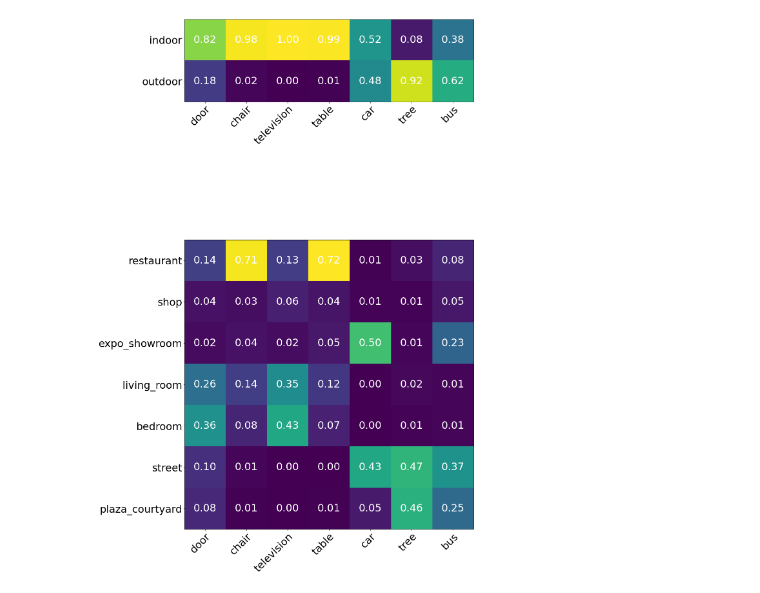
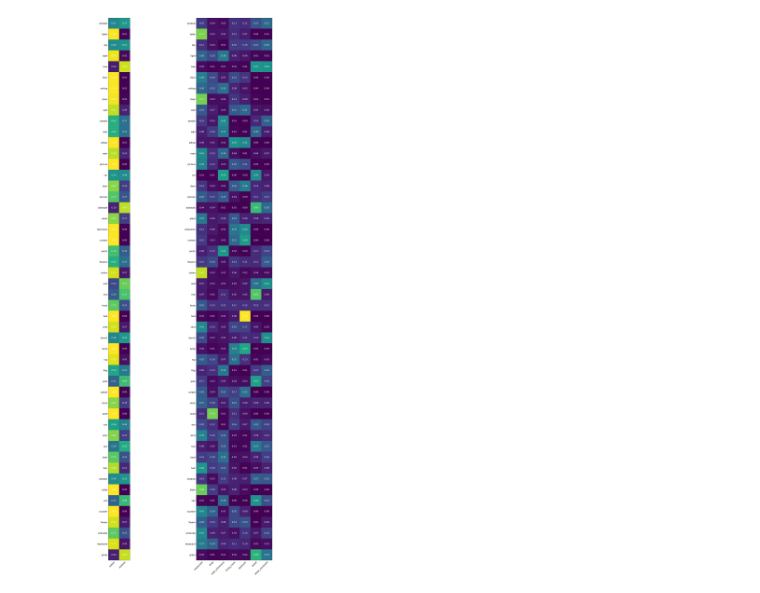
Before and after one commit to volkancirik/refer360, a Jupyter notebook: src/notebooks/VisualizeFoVObjects.ipynb, the cells around one changed output. Cells and saved outputs as stored; diff of their text form; code cells hidden in the pictures.

```diff
--- a/src/notebooks/VisualizeFoVObjects.ipynb
+++ b/src/notebooks/VisualizeFoVObjects.ipynb
@@ -56,8 +40,7 @@ for o in objects:
   for d in DIRECTIONS:
     obj_dict_file = '../../data/vg_object_dictionaries.{}.json'.format(o)
     data_root = '../../data/fov_pretraining_{}'.format(o)
-    vg2idx, idx2vg, obj_classes = get_objects_classes(obj_dict_file,
-                                                     data_path='../../py_bottom_up_attention/demo/data/genome/1600-400-20')
+    vg2idx, idx2vg, obj_classes = get_object_dictionaries(obj_dict_file)
 
     fovs, fov_files, regions, refexps,  obj_lists, \
     obj_queries, obj_directions, labels, pano_metas, _ = load_fovpretraining_splits(splits,d,
@@ -218,8 +128,8 @@ image_list = [line.strip()
 image_root = '../../data/refer360images'
 graph_root = '../../data/graph_data/'
 
-topk = 10
-object_list = [line.strip()
+topk = 50
+obj_list = [line.strip().split(' ')[2]
               for line in open('../object_list.txt')][:topk]
 
 #pbar = tqdm(image_list)
@@ -235,8 +145,9 @@ pano_stats['category'] = {}
 #vg2idx, idx2vg, obj_classes = get_objects_classes('../../data/vg_object_dictionaries.table,chair,door,television,car.json',
 #                                                     data_path='../../py_bottom_up_attention/demo/data/genome/1600-400-20')
 
-obj_set = set('table,chair,door,television,car,bus,tree'.split(','))
-obj_list = list(obj_set)
+#obj_set = set('table,chair,door,television,car,bus,tree'.split(','))
+#obj_list = list(obj_set)
+obj_set = set(obj_list)
 for fname in pbar:
   image_path = os.path.join(image_root, fname)
   pano = fname.split('/')[-1].split('.')[0]
@@ -268,7 +179,5 @@ for fname in pbar:
 
     pano_stats['category'][obj][pano_category] += 1.0
     pano_stats['location'][obj][pano_loc] += 1.0
-    if pano_category == 'restaurant' and obj == 'car':
-      print(image_path)
 
 #pbar.close()
@@ -294,14 +185,14 @@ for fname in pbar:
 PANO={'location' : ['indoor','outdoor'],
      'category': CAT2LOC.keys()}
 
-nrow = len(PANO)
-ncols = 1
+ncols = len(PANO)
+nrow  = 1
 
 
-fig, axs = plt.subplots(nrows=nrow, ncols=ncols, figsize=(16,32))
+fig, axs = plt.subplots(nrows=nrow, ncols=ncols, figsize=(32,64))
 fig.subplots_adjust(hspace = 0.1 )
 
-FONTSIZE=32
+FONTSIZE=18
 
 ii = -1
 
@@ -323,37 +214,39 @@ for kk,cat in enumerate(PANO):
     columnsum = sum(datum[:,column])
     for row in range(datum.shape[0]):
       datum[row,column] /= columnsum
 
+  datum = datum.transpose()
+
   axs[kk].imshow(datum)
   #axs[kk].set_title('{}'.format(c), fontsize=FONTSIZE)
 
-  axs[kk].set_xticks(np.arange(len(obj_list)))
-  axs[kk].set_yticks(np.arange(len(categories)))
+  axs[kk].set_xticks(np.arange(len(categories)))
+  axs[kk].set_yticks(np.arange(len(obj_list)))
   # ... and label them with the respective list entries
-  axs[kk].set_xticklabels(obj_list,
+  axs[kk].set_xticklabels(categories,
                              fontsize=FONTSIZE)
-  axs[kk].set_yticklabels(categories,
+  axs[kk].set_yticklabels(obj_list,
                              fontsize=FONTSIZE)
 
   # Rotate the tick labels and set their alignment.
   plt.setp(axs[kk].get_xticklabels(), rotation=45, ha="right",
            rotation_mode="anchor")
 
   # Loop over data dimensions and create text annotations.
 
-  for i in range(len(categories)):
-      for j in range(len(obj_list)):
+  for i in range(len(obj_list)):
+      for j in range(len(categories)):
           text = axs[kk].text(j, i, '{:2.2f}'.format(datum[i, j]),
                               ha="center",
                               va="center",
                               color="w",
                              fontsize=FONTSIZE)
 
 
 plt.rc('xtick',labelsize=FONTSIZE)
 plt.rc('ytick',labelsize=FONTSIZE)
 fig.tight_layout()
 
 plt.show()
 # %% [output]
-[figure, old version]
+[figure, new version]
```
Also changed, not shown: parts of 4 cells of this notebook, 5 other files.
